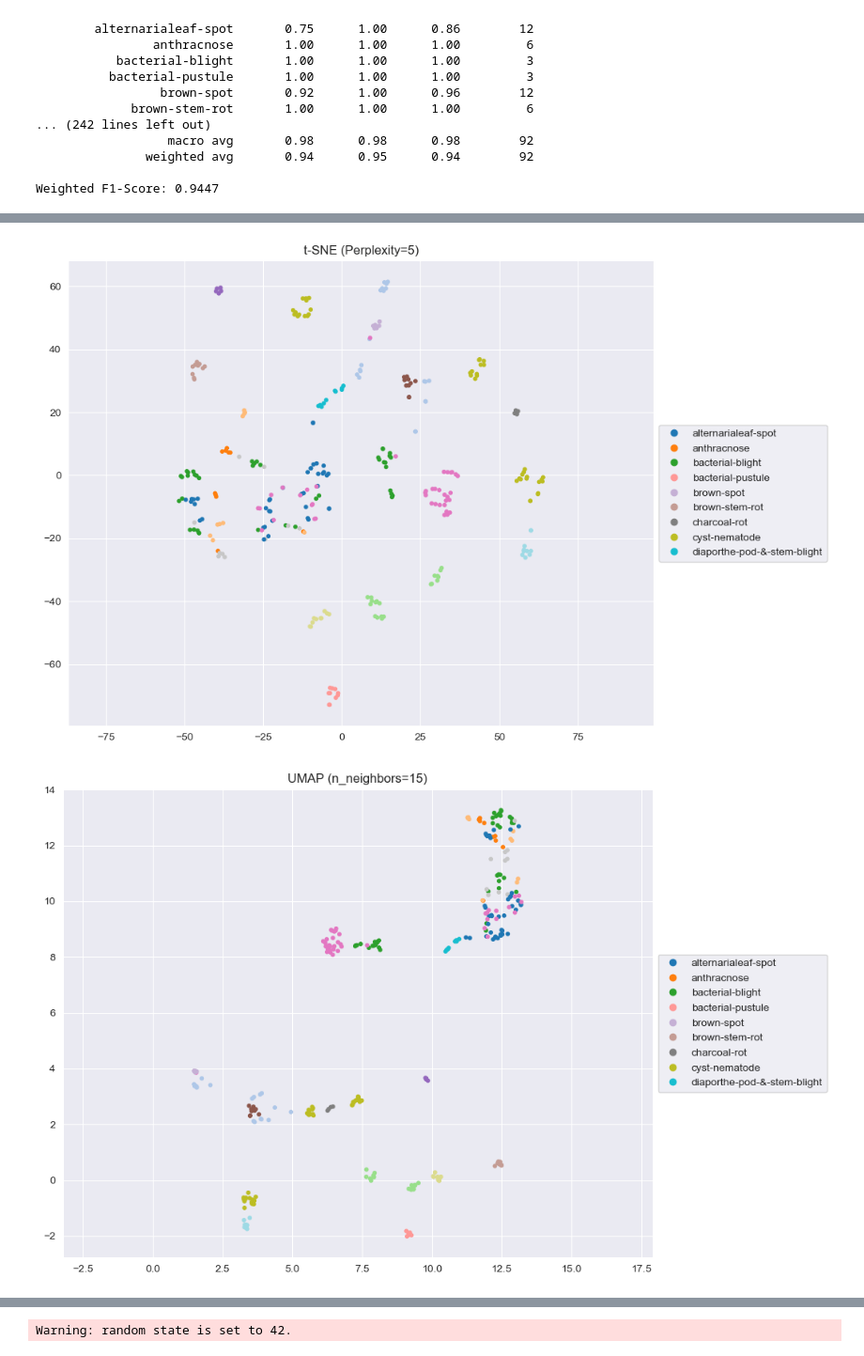
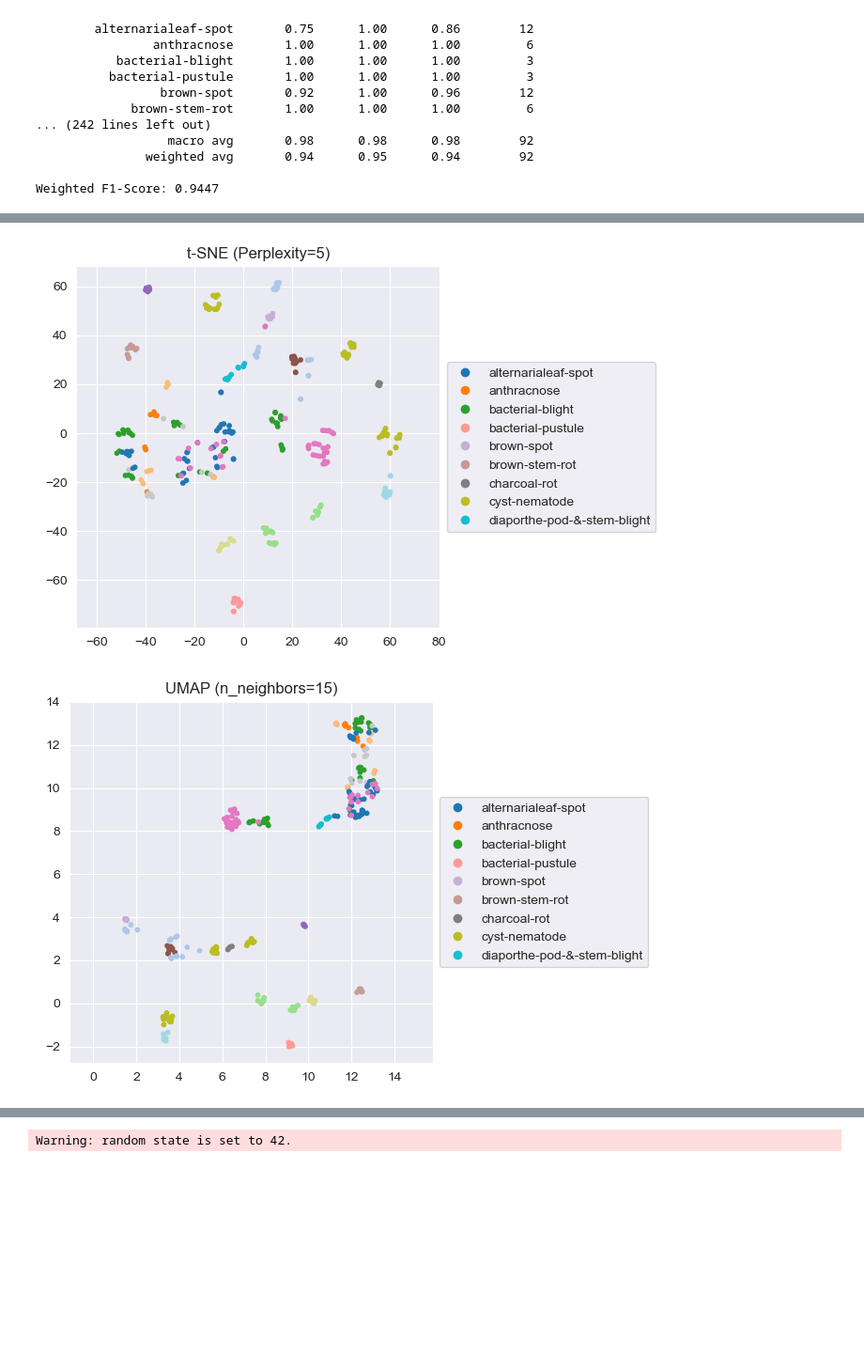
Before and after one commit to SirFerr/Itit, a Jupyter notebook: pr4/pr4.ipynb, the cells around one changed output, grey strips where cells are left out. Shown at 94% size. Drawn from its saved outputs; the diff is of its cells as text; code cells hidden in the pictures; blank space fills up the shorter version.

```diff
--- a/pr4/pr4.ipynb
+++ b/pr4/pr4.ipynb
@@ -209,7 +201,7 @@ y_labels = list(le.classes_)
 
 # Функция для отрисовки
 def plot_embedding(embedding, y_numeric, title):
-    plt.figure(figsize=(10, 8))
+    plt.figure(figsize=(5, 5))
     scatter = plt.scatter(embedding[:, 0], embedding[:, 1], c=y_numeric, cmap='tab20', s=10)
     plt.title(title)
     # Теперь y_labels - это list, и ошибки не будет
@@ -252,2 +244,2 @@ plot_embedding(embedding_pacmap, y_encoded, 'PacMAP (n_neighbors=10)')
-[figure, old version]
+[figure, new version]
-[figure, old version]
+[figure, new version]
```
Also changed, not shown: parts of 3 cells of this notebook, 1 other file.
